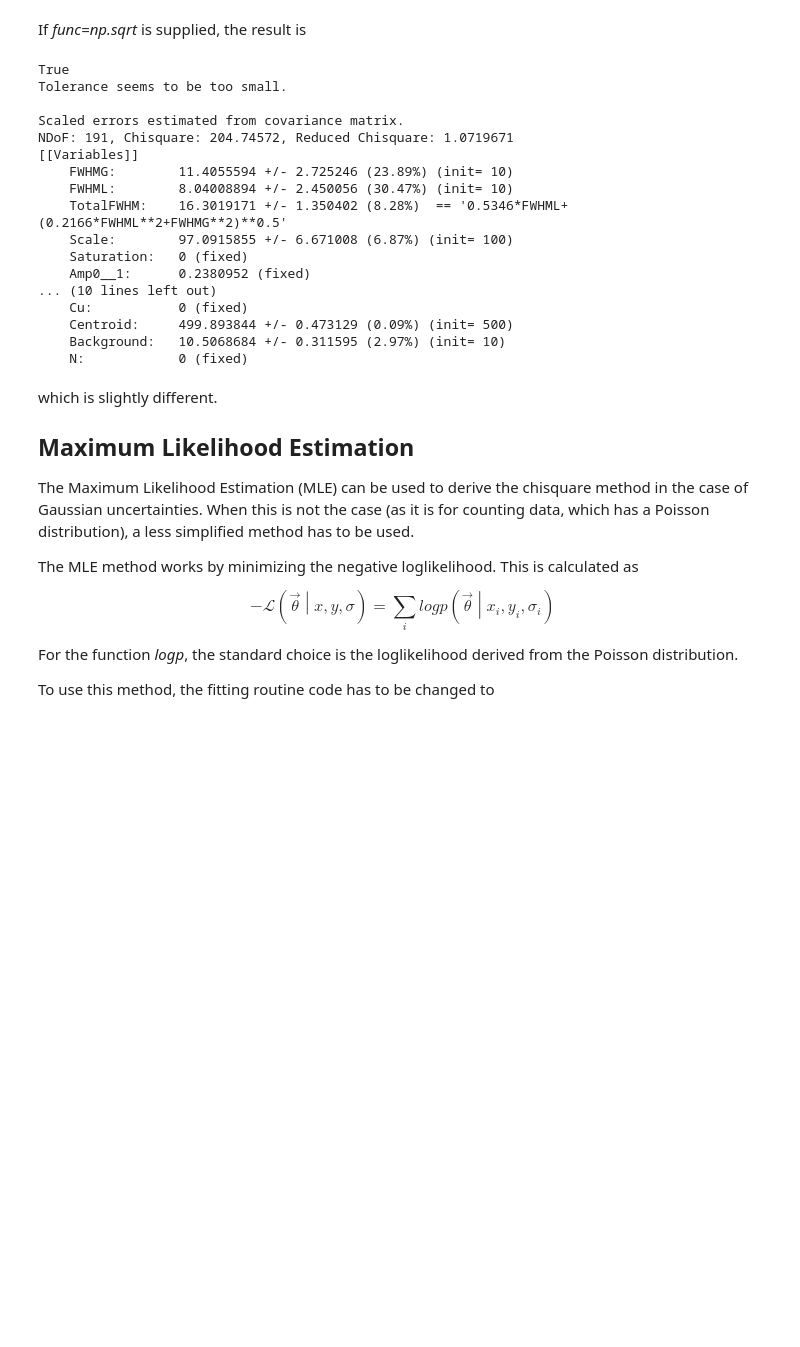
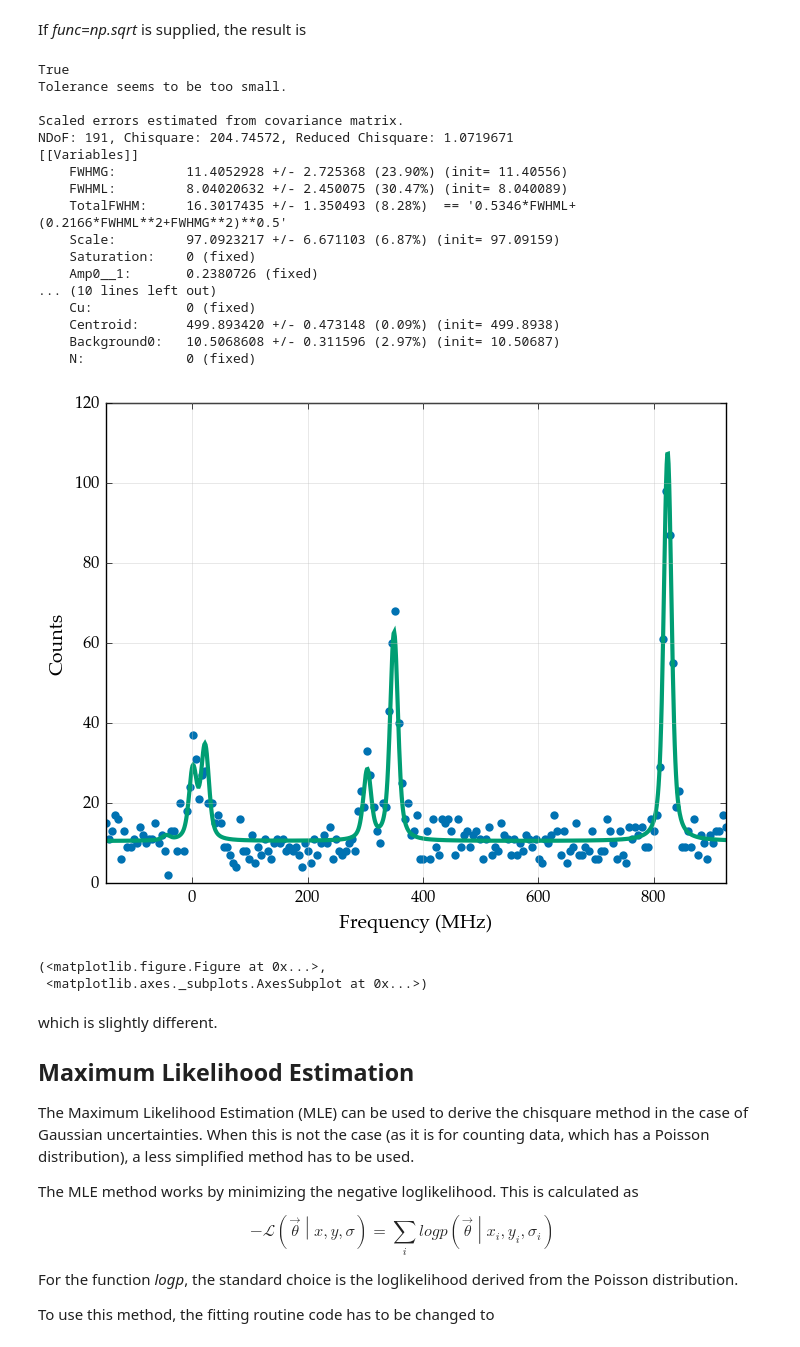
Before and after one commit to woutergins/satlas, a Jupyter notebook: doc/source/tutorials/fittingroutines_2.ipynb, the cells around one changed output. Cells and saved outputs as stored; diff of their text form; code cells hidden in the pictures; blank space fills up the shorter version.

```diff
--- a/doc/source/tutorials/fittingroutines_2.ipynb
+++ b/doc/source/tutorials/fittingroutines_2.ipynb
@@ -62,30 +66,34 @@ NDoF: 191, Chisquare: 243.70943, Reduced Chisquare: 1.2759656
 # %% [markdown]
 If *func=np.sqrt* is supplied, the result is
 # %%
-basemodel = s.HFSModel(I, J, ABC, centroid, fwhm=fwhm, scale=scale, background=10, use_saturation=False, use_racah=True)
+basemodel = s.HFSModel(I, J, ABC, centroid, fwhm=fwhm, scale=scale, background_params=[10], use_saturation=False, use_racah=True)
 success, message = s.chisquare_spectroscopic_fit(basemodel, frequency_range, data, func=np.sqrt)
 print(success)
 print(message)
 print('')
 basemodel.display_chisquare_fit(show_correl=False)
+basemodel.plot(x=frequency_range, y=data)
 # %% [output]
 True
 Tolerance seems to be too small.
 
 Scaled errors estimated from covariance matrix.
 NDoF: 191, Chisquare: 204.74572, Reduced Chisquare: 1.0719671
 [[Variables]]
-    FWHMG:        11.4055594 +/- 2.725246 (23.89%) (init= 10)
-    FWHML:        8.04008894 +/- 2.450056 (30.47%) (init= 10)
-    TotalFWHM:    16.3019171 +/- 1.350402 (8.28%)  == '0.5346*FWHML+(0.2166*FWHML**2+FWHMG**2)**0.5'
-    Scale:        97.0915855 +/- 6.671008 (6.87%) (init= 100)
-    Saturation:   0 (fixed)
-    Amp0__1:      0.2380952 (fixed)
+    FWHMG:         11.4052928 +/- 2.725368 (23.90%) (init= 11.40556)
+    FWHML:         8.04020632 +/- 2.450075 (30.47%) (init= 8.040089)
+    TotalFWHM:     16.3017435 +/- 1.350493 (8.28%)  == '0.5346*FWHML+(0.2166*FWHML**2+FWHMG**2)**0.5'
+    Scale:         97.0923217 +/- 6.671103 (6.87%) (init= 97.09159)
+    Saturation:    0 (fixed)
+    Amp0__1:       0.2380726 (fixed)
 ... (10 lines left out)
-    Cu:           0 (fixed)
-    Centroid:     499.893844 +/- 0.473129 (0.09%) (init= 500)
-    Background:   10.5068684 +/- 0.311595 (2.97%) (init= 10)
-    N:            0 (fixed)
+    Cu:            0 (fixed)
+    Centroid:      499.893420 +/- 0.473148 (0.09%) (init= 499.8938)
+    Background0:   10.5068608 +/- 0.311596 (2.97%) (init= 10.50687)
+    N:             0 (fixed)
+[figure, added]
+(<matplotlib.figure.Figure at 0x...>,
+ <matplotlib.axes._subplots.AxesSubplot at 0x...>)
 # %% [markdown]
 which is slightly different.
 ## Maximum Likelihood Estimation
```
Also changed, not shown: parts of 2 cells of this notebook, 29 other files.
